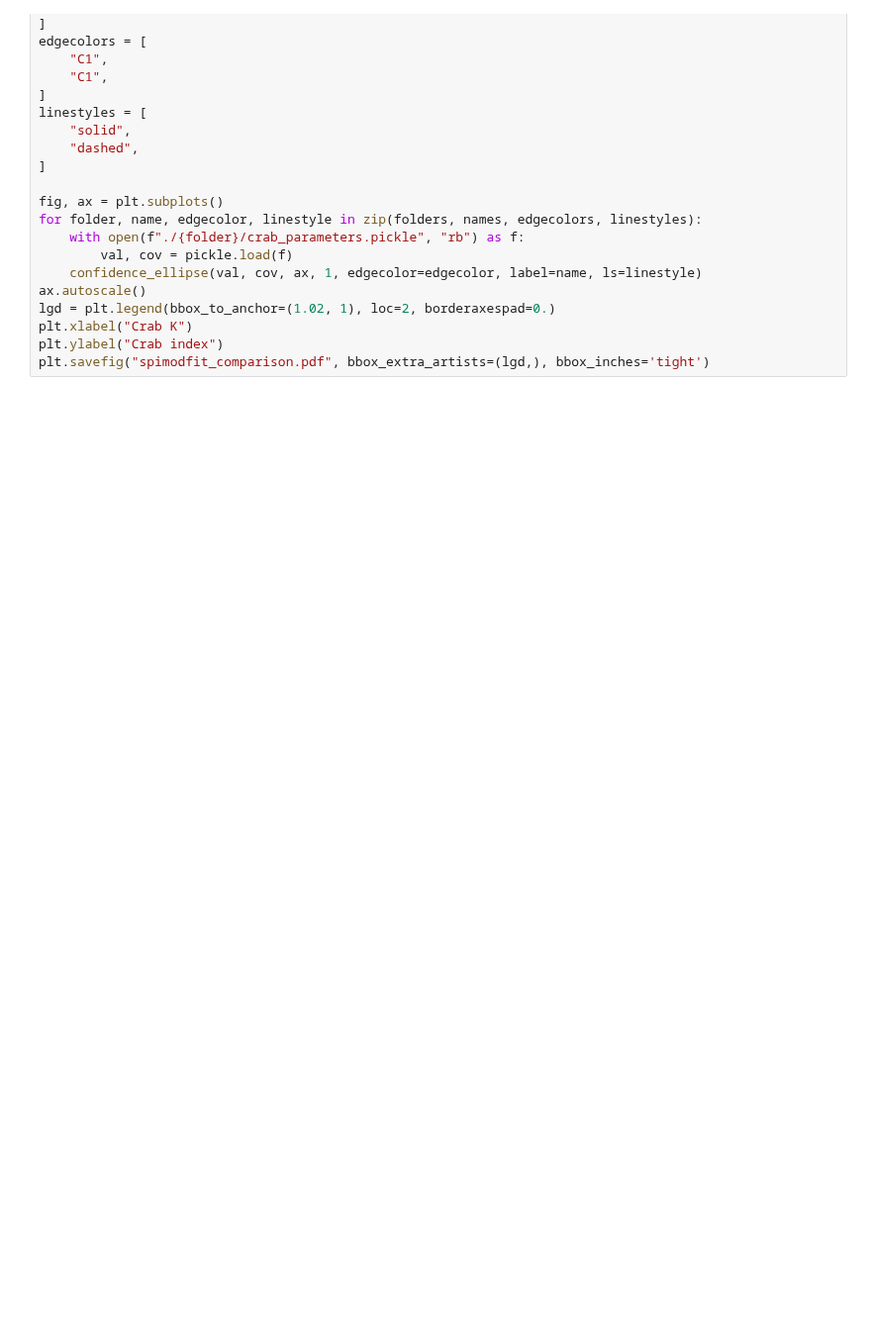
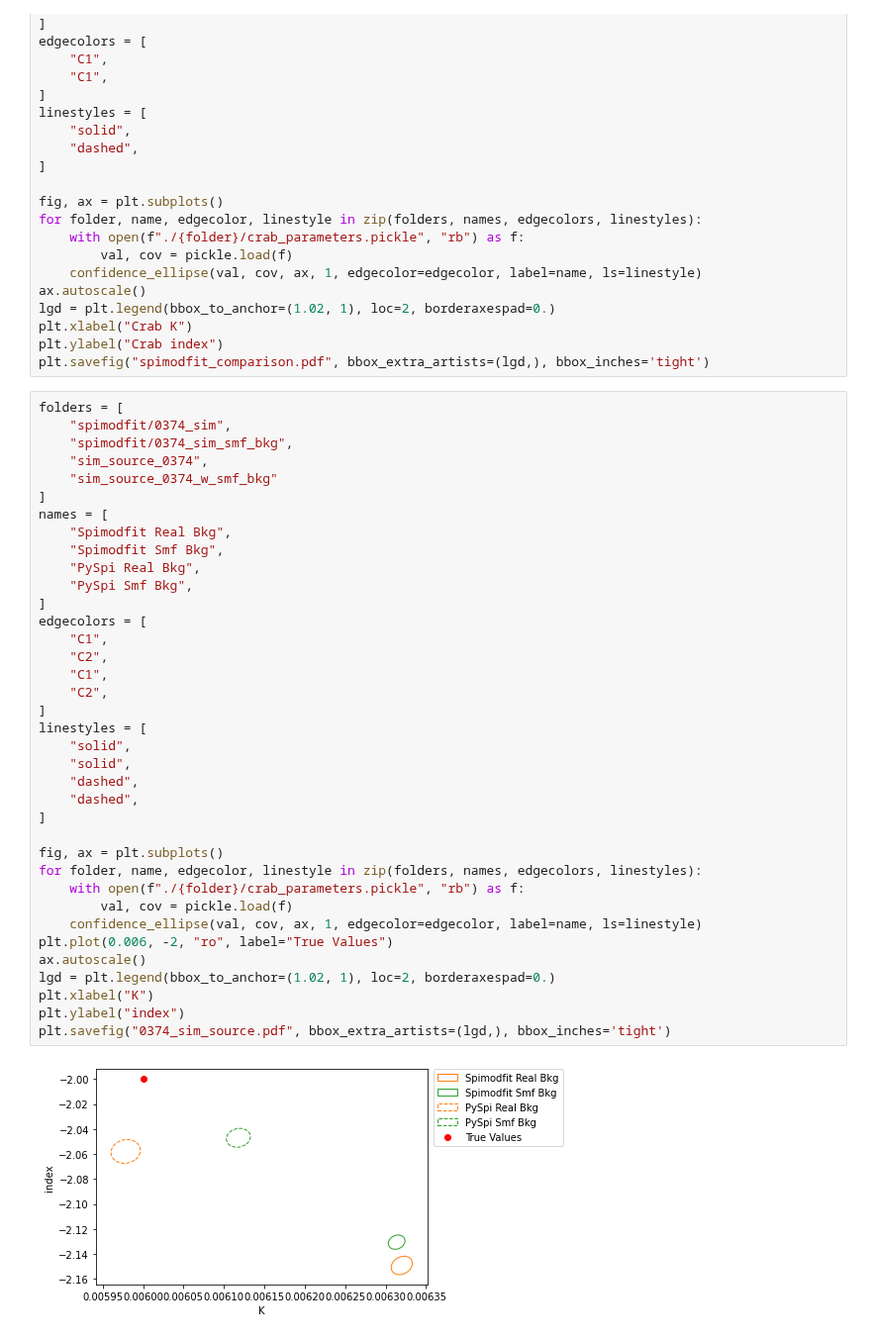
Before and after one commit to moej56153/Master_Thesis, a Jupyter notebook: integral_data_analysis/spimodfit_comparison.ipynb, the cells around one changed output. Shown at 99% size. Saved outputs shown, nothing was run; the diff lists cells and outputs as text; blank space fills up the shorter version.

```diff
--- a/integral_data_analysis/spimodfit_comparison.ipynb
+++ b/integral_data_analysis/spimodfit_comparison.ipynb
@@ -191,3 +191,42 @@ lgd = plt.legend(bbox_to_anchor=(1.02, 1), loc=2, borderaxespad=0.)
 plt.xlabel("Crab K")
 plt.ylabel("Crab index")
 plt.savefig("spimodfit_comparison.pdf", bbox_extra_artists=(lgd,), bbox_inches='tight')
+# %%
+folders = [
+    "spimodfit/0374_sim",
+    "spimodfit/0374_sim_smf_bkg",
+    "sim_source_0374",
+    "sim_source_0374_w_smf_bkg"
+]
+names = [
+    "Spimodfit Real Bkg",
+    "Spimodfit Smf Bkg",
+    "PySpi Real Bkg",
+    "PySpi Smf Bkg",
+]
+edgecolors = [
+    "C1",
+    "C2",
+    "C1",
+    "C2",
+]
+linestyles = [
+    "solid",
+    "solid",
+    "dashed",
+    "dashed",
+]
+
+fig, ax = plt.subplots()
+for folder, name, edgecolor, linestyle in zip(folders, names, edgecolors, linestyles):
+    with open(f"./{folder}/crab_parameters.pickle", "rb") as f:
+        val, cov = pickle.load(f)
+    confidence_ellipse(val, cov, ax, 1, edgecolor=edgecolor, label=name, ls=linestyle)
+plt.plot(0.006, -2, "ro", label="True Values")
+ax.autoscale()
+lgd = plt.legend(bbox_to_anchor=(1.02, 1), loc=2, borderaxespad=0.)
+plt.xlabel("K")
+plt.ylabel("index")
+plt.savefig("0374_sim_source.pdf", bbox_extra_artists=(lgd,), bbox_inches='tight')
+# %% [output]
+[figure, added]
```
Also changed, not shown: parts of 3 cells of this notebook, 39 other files.
